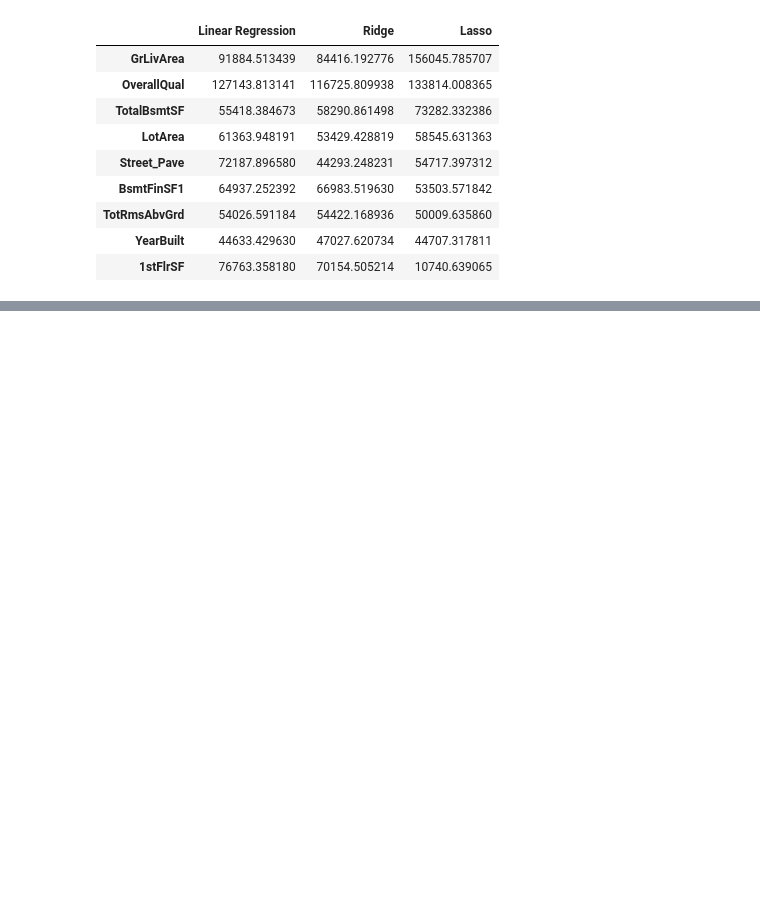
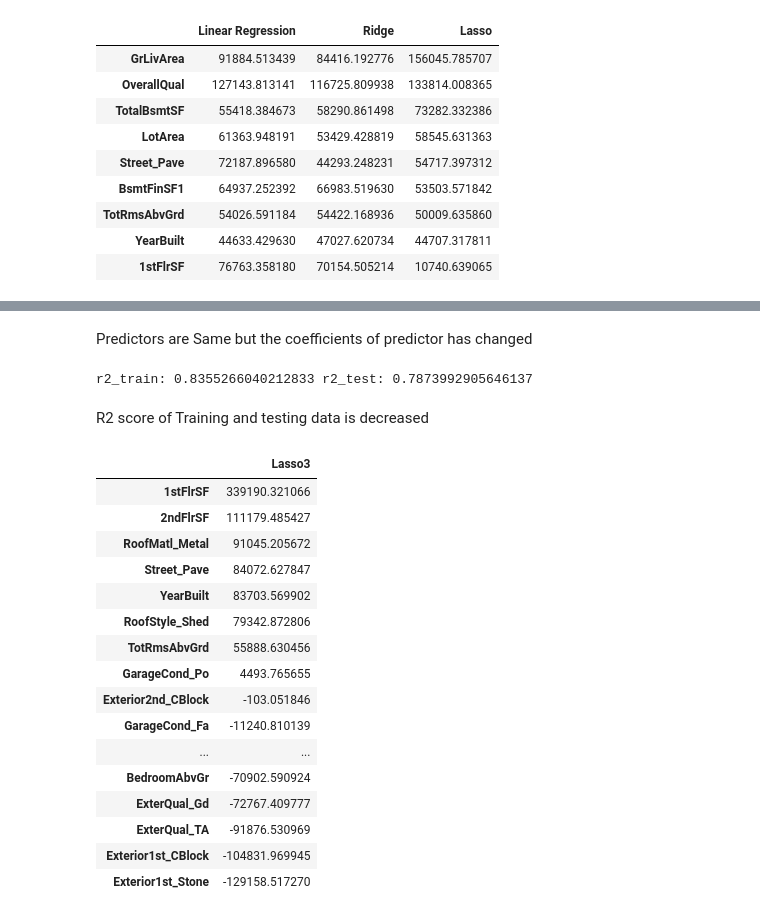
Before and after one commit to Yashaswini-ks/HousePricePredictionAssignment, a Jupyter notebook: HousingPricePrediction.ipynb, the cells around one changed output, grey strips where cells are left out. Drawn from its saved outputs; the diff is of its cells as text; code cells hidden in the pictures; blank space fills up the shorter version.

```diff
--- a/HousingPricePrediction.ipynb
+++ b/HousingPricePrediction.ipynb
@@ -866,0 +928,45 @@ betas.sort_values(by = 'Lasso',ascending=False).head(9)
+# %% [markdown]
+Predictors are Same but the coefficients of predictor has changed
+# %%
+#2.Removing top 5 variables and performing Lasso regression OverallQual,GrLivArea,TotalBsmtSF,LotArea,BsmtFinSF1
+X_train2 = X_train_rfe.drop(['OverallQual','GrLivArea','TotalBsmtSF','LotArea','BsmtFinSF1'],axis=1)
+X_test2 = X_test_rfe.drop(['OverallQual','GrLivArea','TotalBsmtSF','LotArea','BsmtFinSF1'],axis=1)
+# %%
+aplha = 50
+lasso3 = Lasso(alpha=alpha)
+lasso3.fit(X_train2,y_train)
+y_pred_train = lasso3.predict(X_train2)
+y_pred_test = lasso3.predict(X_test2)
+r2_train = r2_score(y_train,y_pred_train)
+r2_test = r2_score(y_test,y_pred_test)
+print("r2_train:",r2_train ,"r2_test:",r2_test)
+# For Alpha = 50
+# r2_train: 0.8772967512726669 r2_test: 0.8652796218220864
+# %% [output]
+r2_train: 0.8355266040212833 r2_test: 0.7873992905646137
+# %% [markdown]
+R2 score of Training and testing data is decreased
+# %%
+#Important preedictor variable
+betas = pd.DataFrame(index = X_train2.columns)
+betas.rows = X_train2.columns
+betas['Lasso3'] = lasso3.coef_
+betas.sort_values(by = 'Lasso3' , ascending = False )
+# %% [output]
+|  | Lasso3 |
+| 1stFlrSF | 339190.321066 |
+| 2ndFlrSF | 111179.485427 |
+| RoofMatl_Metal | 91045.205672 |
+| Street_Pave | 84072.627847 |
+| YearBuilt | 83703.569902 |
+| RoofStyle_Shed | 79342.872806 |
+| TotRmsAbvGrd | 55888.630456 |
+| GarageCond_Po | 4493.765655 |
+| Exterior2nd_CBlock | -103.051846 |
+| GarageCond_Fa | -11240.810139 |
+| ... | ... |
+| BedroomAbvGr | -70902.590924 |
+| ExterQual_Gd | -72767.409777 |
+| ExterQual_TA | -91876.530969 |
+| Exterior1st_CBlock | -104831.969945 |
+| Exterior1st_Stone | -129158.517270 |
```
Also changed, not shown: parts of 7 cells of this notebook.
